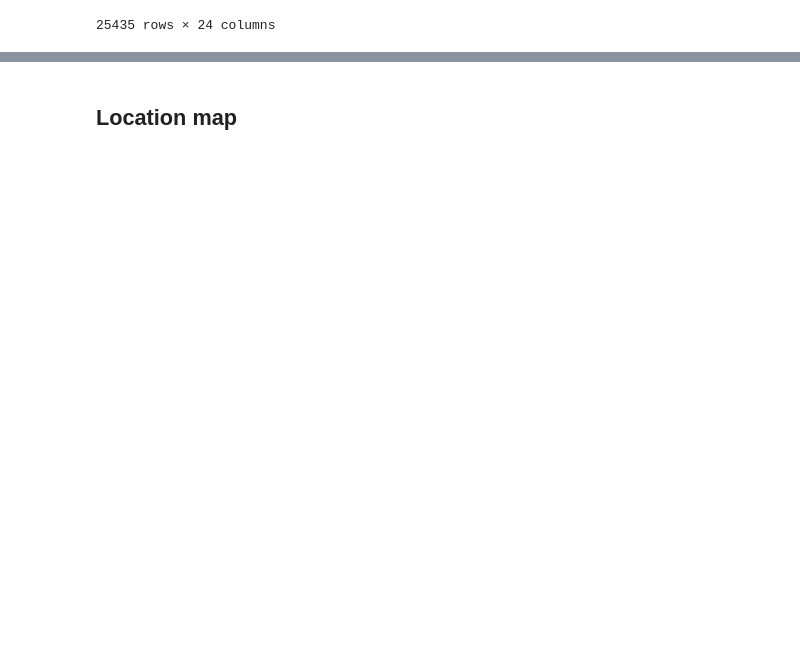
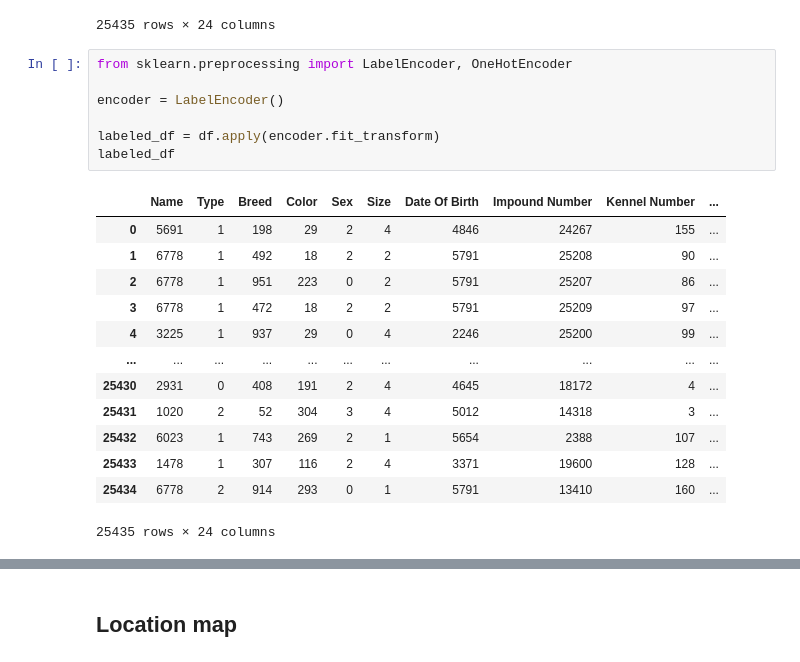
Before and after one commit to suzejka/shelter, a Jupyter notebook: magisterka.ipynb, the cells around one changed output, grey strips where cells are left out. Saved outputs shown, nothing was run; the diff lists cells and outputs as text; blank space fills up the shorter version.

```diff
--- a/magisterka.ipynb
+++ b/magisterka.ipynb
@@ -46,3 +47,24 @@ df
 | 25433 | *NEWTON | DOG | CHIHUAHUA SH/MIX | BROWN/WHITE | Neutered | SMALL | 07/28/2011 | K20-036116 | DS91 | ... |
 | 25434 | NaN | OTHER | SHEEP | WHITE | Female | LARGE | NaN | K18-027518 | YARD | ... |
 25435 rows × 24 columns
+# %%
+from sklearn.preprocessing import LabelEncoder, OneHotEncoder
+
+encoder = LabelEncoder()
+
+labeled_df = df.apply(encoder.fit_transform)
+labeled_df
+# %% [output]
+|  | Name | Type | Breed | Color | Sex | Size | Date Of Birth | Impound Number | Kennel Number | ... |
+| 0 | 5691 | 1 | 198 | 29 | 2 | 4 | 4846 | 24267 | 155 | ... |
+| 1 | 6778 | 1 | 492 | 18 | 2 | 2 | 5791 | 25208 | 90 | ... |
+| 2 | 6778 | 1 | 951 | 223 | 0 | 2 | 5791 | 25207 | 86 | ... |
+| 3 | 6778 | 1 | 472 | 18 | 2 | 2 | 5791 | 25209 | 97 | ... |
+| 4 | 3225 | 1 | 937 | 29 | 0 | 4 | 2246 | 25200 | 99 | ... |
+| ... | ... | ... | ... | ... | ... | ... | ... | ... | ... | ... |
+| 25430 | 2931 | 0 | 408 | 191 | 2 | 4 | 4645 | 18172 | 4 | ... |
+| 25431 | 1020 | 2 | 52 | 304 | 3 | 4 | 5012 | 14318 | 3 | ... |
+| 25432 | 6023 | 1 | 743 | 269 | 2 | 1 | 5654 | 2388 | 107 | ... |
+| 25433 | 1478 | 1 | 307 | 116 | 2 | 4 | 3371 | 19600 | 128 | ... |
+| 25434 | 6778 | 2 | 914 | 293 | 0 | 1 | 5791 | 13410 | 160 | ... |
+25435 rows × 24 columns
```
Also changed, not shown: parts of 22 cells of this notebook.
